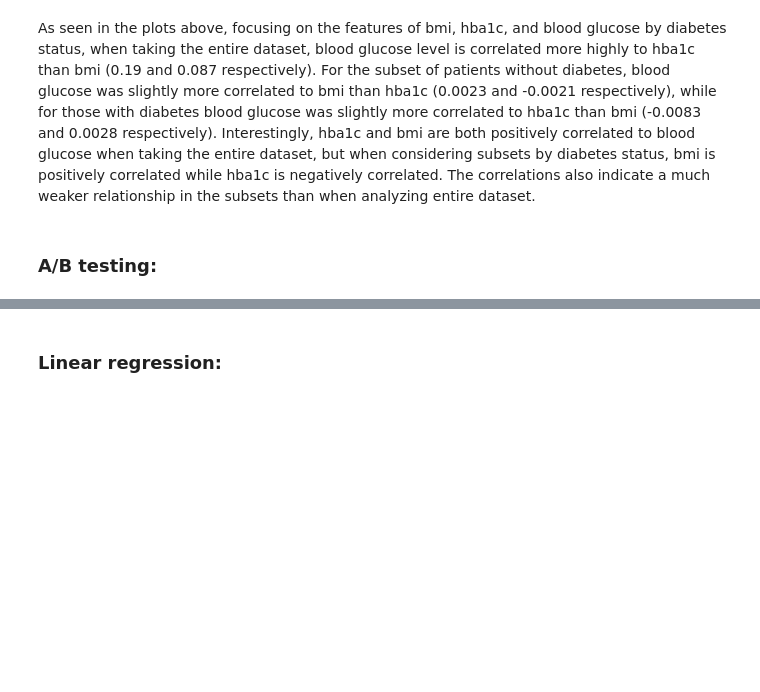
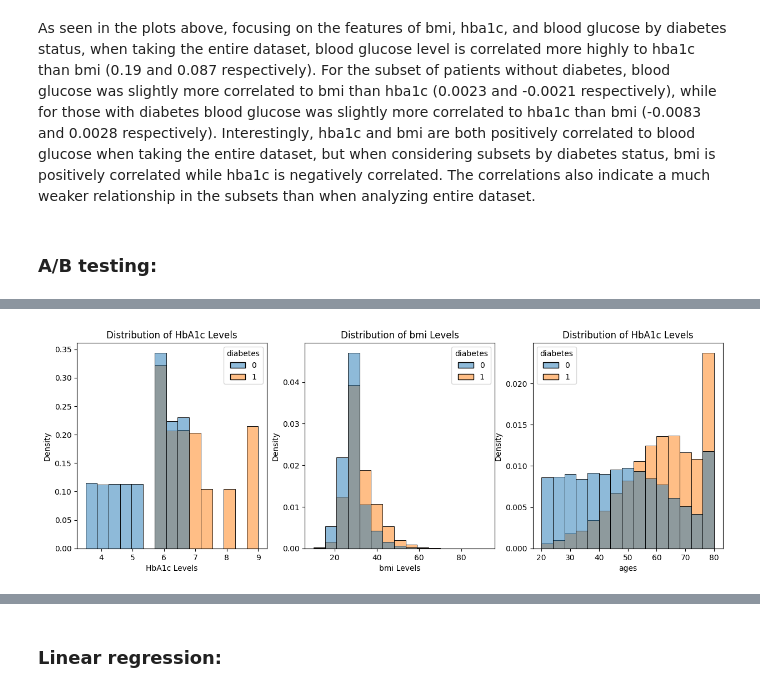
Before and after one commit to harshi-saha/cogs108-project, a Jupyter notebook: FinalProject_group014.ipynb, the cells around one changed output, grey strips where cells are left out. Drawn from its saved outputs; the diff is of its cells as text; code cells hidden in the pictures; blank space fills up the shorter version.

```diff
--- a/FinalProject_group014.ipynb
+++ b/FinalProject_group014.ipynb
@@ -708,0 +807,15 @@ As seen in the plots above, focusing on the features of bmi, hba1c, and blood gl
+# %%
+# distribution of the HbA1c Levels for people with and without Diabetes
+dist, ax_dist = plt.subplots(1, 3)
+ax_dist[0].set_xlabel('HbA1c Levels')
+ax_dist[1].set_xlabel('bmi Levels')
+ax_dist[2].set_xlabel('ages')
+sns.histplot(x='hba1c', hue = 'diabetes', data=sample_df, stat='density', \
+             kde=False, bins=15, ax=ax_dist[0]).set(title="Distribution of HbA1c Levels")
+sns.histplot(x='bmi', hue = 'diabetes', data=sample_df, stat='density', \
+             kde=False, bins=15, ax=ax_dist[1]).set(title="Distribution of bmi Levels")
+sns.histplot(x='age', hue = 'diabetes', data=sample_df, stat='density', \
+             kde=False, bins=15, ax=ax_dist[2]).set(title="Distribution of HbA1c Levels")
+dist.set_figwidth(15)
+# %% [output]
+[figure, added]
```
Also changed, not shown: parts of 28 cells of this notebook.
